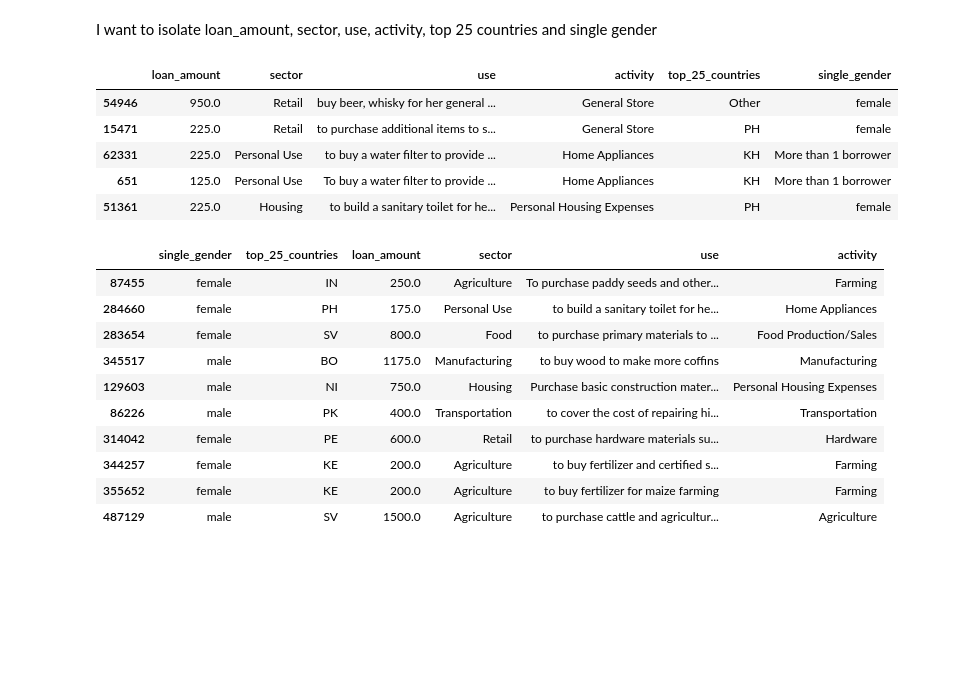
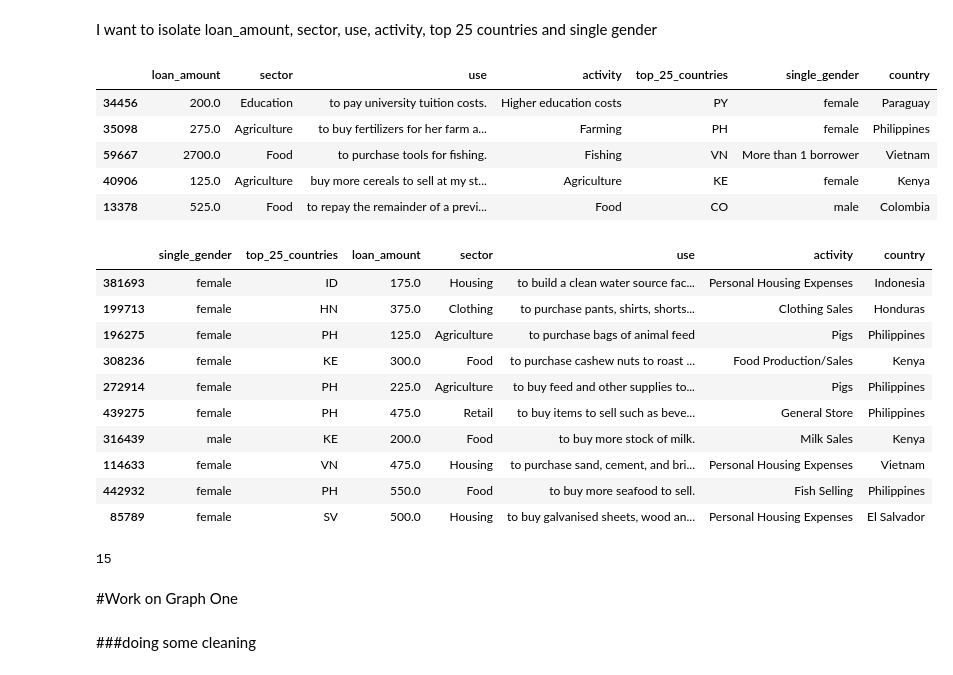
Before and after one commit to zacksnyder-lsds/Unit_1_build_week, a Jupyter notebook: Unit_1_build_week.ipynb, the cells around one changed output. Drawn from its saved outputs; the diff is of its cells as text; code cells hidden in the pictures; blank space fills up the shorter version.

```diff
--- a/Unit_1_build_week.ipynb
+++ b/Unit_1_build_week.ipynb
@@ -196,17 +196,17 @@ list(kiva.columns)
 I want to isolate loan_amount, sector, use, activity, top 25 countries and single gender
 # %%
 #isolating the columns
-clean_columns = ['loan_amount', 'sector', 'use', 'activity', 'top_25_countries', 'single_gender']
+clean_columns = ['loan_amount', 'sector', 'use', 'activity', 'top_25_countries', 'single_gender','country']
 
 kiva_clean = pd.concat([pd.DataFrame(kiva[column]) for column in clean_columns], axis=1)
 kiva_clean.sample(5)
 # %% [output]
-|  | loan_amount | sector | use | activity | top_25_countries | single_gender |
-| 54946 | 950.0 | Retail | buy beer, whisky for her general ... | General Store | Other | female |
-| 15471 | 225.0 | Retail | to purchase additional items to s... | General Store | PH | female |
-| 62331 | 225.0 | Personal Use | to buy a water filter to provide ... | Home Appliances | KH | More than 1 borrower |
-| 651 | 125.0 | Personal Use | To buy a water filter to provide ... | Home Appliances | KH | More than 1 borrower |
-| 51361 | 225.0 | Housing | to build a sanitary toilet for he... | Personal Housing Expenses | PH | female |
+|  | loan_amount | sector | use | activity | top_25_countries | single_gender | country |
+| 34456 | 200.0 | Education | to pay university tuition costs. | Higher education costs | PY | female | Paraguay |
+| 35098 | 275.0 | Agriculture | to buy fertilizers for her farm a... | Farming | PH | female | Philippines |
+| 59667 | 2700.0 | Food | to purchase tools for fishing. | Fishing | VN | More than 1 borrower | Vietnam |
+| 40906 | 125.0 | Agriculture | buy more cereals to sell at my st... | Agriculture | KE | female | Kenya |
+| 13378 | 525.0 | Food | to repay the remainder of a previ... | Food | CO | male | Colombia |
 # %%
 #defining a fucntion to drop the unwanted parts of the column
 def p90x(data, column, unwanted):
@@ -220,14 +220,22 @@ p90x(kiva_clean, 'top_25_countries', 'Other')
 p90x(kiva_clean, 'single_gender', 'More than 1 borrower')
 kiva_clean.sample(10)
 # %% [output]
-|  | single_gender | top_25_countries | loan_amount | sector | use | activity |
-| 87455 | female | IN | 250.0 | Agriculture | To purchase paddy seeds and other... | Farming |
-| 284660 | female | PH | 175.0 | Personal Use | to build a sanitary toilet for he... | Home Appliances |
-| 283654 | female | SV | 800.0 | Food | to purchase primary materials to ... | Food Production/Sales |
-| 345517 | male | BO | 1175.0 | Manufacturing | to buy wood to make more coffins | Manufacturing |
-| 129603 | male | NI | 750.0 | Housing | Purchase basic construction mater... | Personal Housing Expenses |
-| 86226 | male | PK | 400.0 | Transportation | to cover the cost of repairing hi... | Transportation |
-| 314042 | female | PE | 600.0 | Retail | to purchase hardware materials su... | Hardware |
-| 344257 | female | KE | 200.0 | Agriculture | to buy fertilizer and certified s... | Farming |
-| 355652 | female | KE | 200.0 | Agriculture | to buy fertilizer for maize farming | Farming |
-| 487129 | male | SV | 1500.0 | Agriculture | to purchase cattle and agricultur... | Agriculture |
+|  | single_gender | top_25_countries | loan_amount | sector | use | activity | country |
+| 381693 | female | ID | 175.0 | Housing | to build a clean water source fac... | Personal Housing Expenses | Indonesia |
+| 199713 | female | HN | 375.0 | Clothing | to purchase pants, shirts, shorts... | Clothing Sales | Honduras |
+| 196275 | female | PH | 125.0 | Agriculture | to purchase bags of animal feed | Pigs | Philippines |
+| 308236 | female | KE | 300.0 | Food | to purchase cashew nuts to roast ... | Food Production/Sales | Kenya |
+| 272914 | female | PH | 225.0 | Agriculture | to buy feed and other supplies to... | Pigs | Philippines |
+| 439275 | female | PH | 475.0 | Retail | to buy items to sell such as beve... | General Store | Philippines |
+| 316439 | male | KE | 200.0 | Food | to buy more stock of milk. | Milk Sales | Kenya |
+| 114633 | female | VN | 475.0 | Housing | to purchase sand, cement, and bri... | Personal Housing Expenses | Vietnam |
+| 442932 | female | PH | 550.0 | Food | to buy more seafood to sell. | Fish Selling | Philippines |
+| 85789 | female | SV | 500.0 | Housing | to buy galvanised sheets, wood an... | Personal Housing Expenses | El Salvador |
+# %%
+kiva_clean['sector'].nunique()
+# %% [output]
+15
+# %% [markdown]
+#Work on Graph One
+# %% [markdown]
+###doing some cleaning
```
Also changed, not shown: parts of 14 cells of this notebook.
